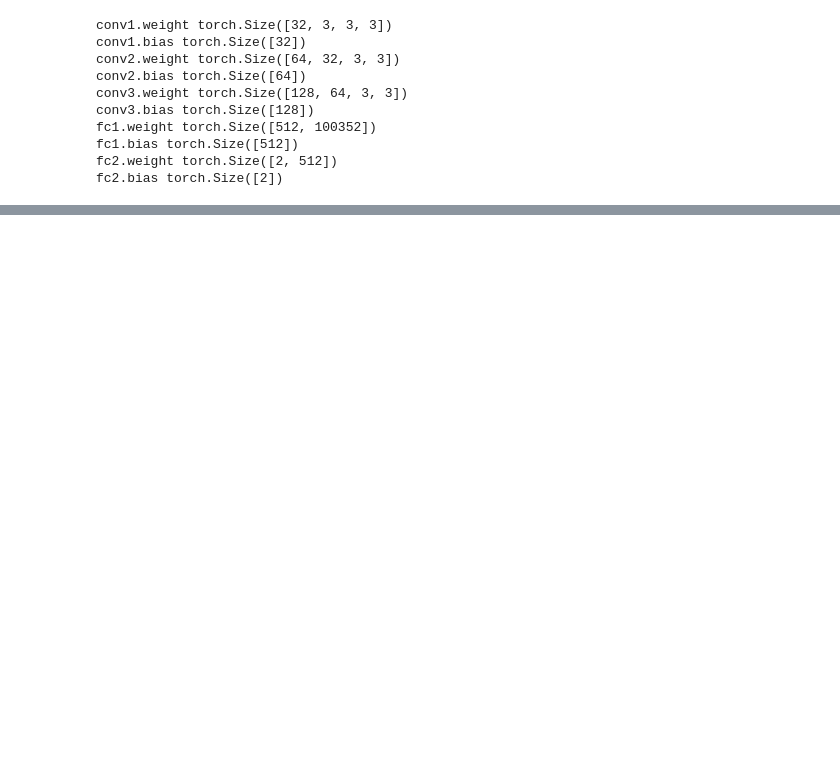
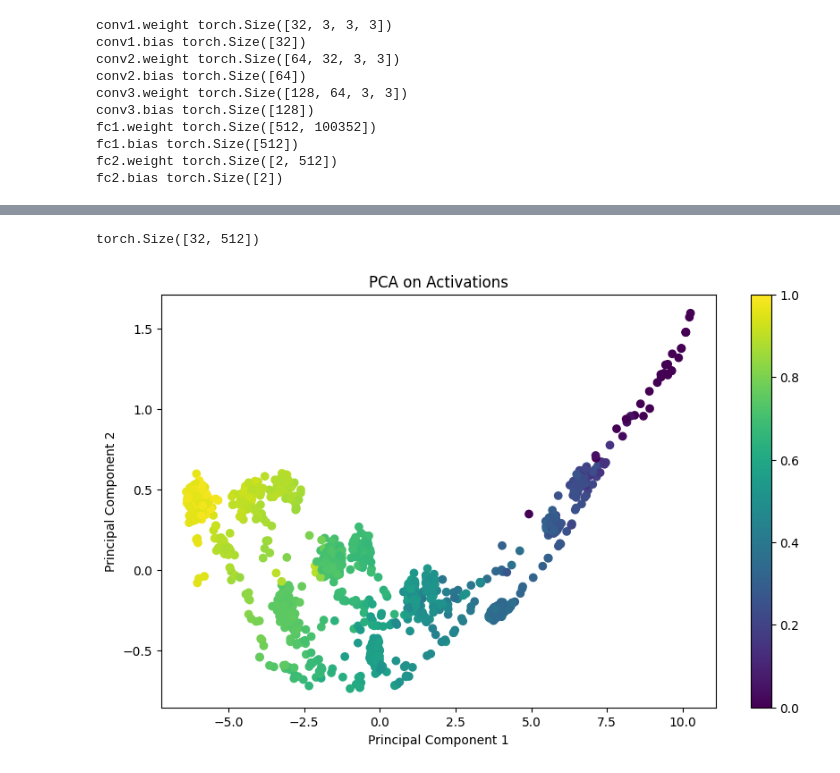
Before and after one commit to jpsousaUP/SSL_Project_1, a Jupyter notebook: notebooks/Pytorch/Regression_SimpleCNN_1.ipynb, the cells around one changed output, grey strips where cells are left out. Saved outputs shown, nothing was run; the diff lists cells and outputs as text; code cells hidden in the pictures; blank space fills up the shorter version.

```diff
--- a/notebooks/Pytorch/Regression_SimpleCNN_1.ipynb
+++ b/notebooks/Pytorch/Regression_SimpleCNN_1.ipynb
@@ -494,0 +378,59 @@ ValueError: 'c' argument has 3836 elements, which is inconsistent with 'x' and '
+# %%
+activation = {}
+def get_activation(name):
+    def hook(model, input, output):
+        activation[name] = output.detach()
+    return hook
+
+model.fc1.register_forward_hook(get_activation('fc1'))
+
+# Set the model to evaluation mode
+model.eval()
+batch = next(iter(test_dataloader))
+images, labels = batch
+
+# Forward pass
+output = model(images)
+print(activation['fc1'].shape)
+# %% [output]
+torch.Size([32, 512])
+# %%
+# Step 1: Iterate through all batches in the test_dataloader
+activations = []
+labels_list = []
+with torch.no_grad():
+    for batch in test_dataloader:
+        images, labels = batch
+        # Step 2: Forward pass
+        output = model(images)
+        # Step 3: Retrieve activations
+        activations.append(activation['fc1'].cpu().numpy())
+        labels_list.append(labels.cpu().numpy())  # Move labels to CPU before converting to numpy
+
+# Step 4: Concatenate activations
+activations = np.concatenate(activations)
+labels_list = np.concatenate(labels_list)
+
+# print shapes
+print(activations.shape)
+print(labels_list.shape)
+# %%
+# Perform PCA
+from sklearn.decomposition import PCA
+
+# Create PCA instance
+pca = PCA(n_components=2)
+
+# Fit PCA to your activations data
+pca_result = pca.fit_transform(activations)
+
+# plot PCA
+plt.figure(figsize=(10, 6))
+plt.scatter(pca_result[:, 0], pca_result[:, 1], c=labels_list[:, 0], cmap='viridis')
+plt.colorbar()
+plt.xlabel('Principal Component 1')
+plt.ylabel('Principal Component 2')
+plt.title('PCA on Activations')
+plt.show()
+# %% [output]
+[figure, added]
```
Also changed, not shown: parts of 5 cells of this notebook.
